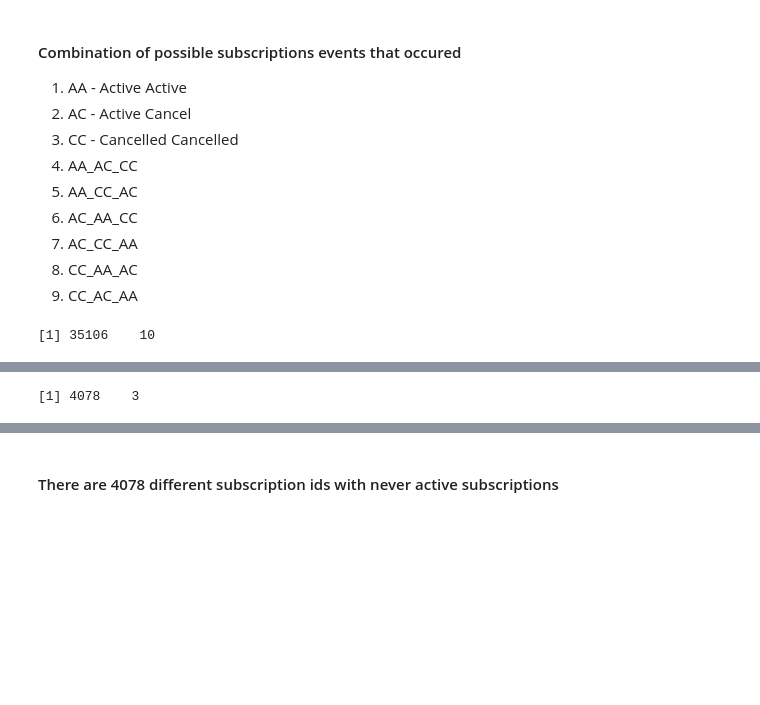
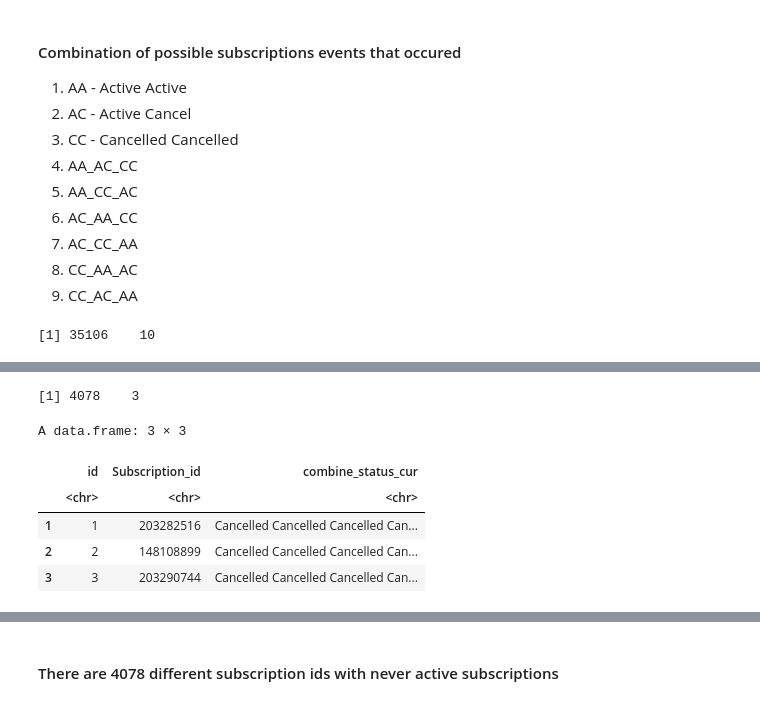
Before and after one commit to almedida/new_analysis_pendulum, a Jupyter notebook: new_analysis_pendulum.ipynb, the cells around one changed output, grey strips where cells are left out. Cells and saved outputs as stored; diff of their text form; code cells hidden in the pictures; blank space fills up the shorter version.

```diff
--- a/new_analysis_pendulum.ipynb
+++ b/new_analysis_pendulum.ipynb
@@ -916,6 +923,13 @@ dim(all_active_subs)
 # %%
 #never active subscriptions ids with no cancellation.
 all_cancelled_subs <- data_df %>% filter(!str_detect(combine_status_cur, "Active"))
 dim(all_cancelled_subs)
+head(all_cancelled_subs, 3)
 # %% [output]
 [1] 4078    3
+A data.frame: 3 × 3
+|  | id | Subscription_id | combine_status_cur |
+|  | <chr> | <chr> | <chr> |
+| 1 | 1 | 203282516 | Cancelled Cancelled Cancelled Can... |
+| 2 | 2 | 148108899 | Cancelled Cancelled Cancelled Can... |
+| 3 | 3 | 203290744 | Cancelled Cancelled Cancelled Can... |
```
Also changed, not shown: parts of 36 cells of this notebook.
